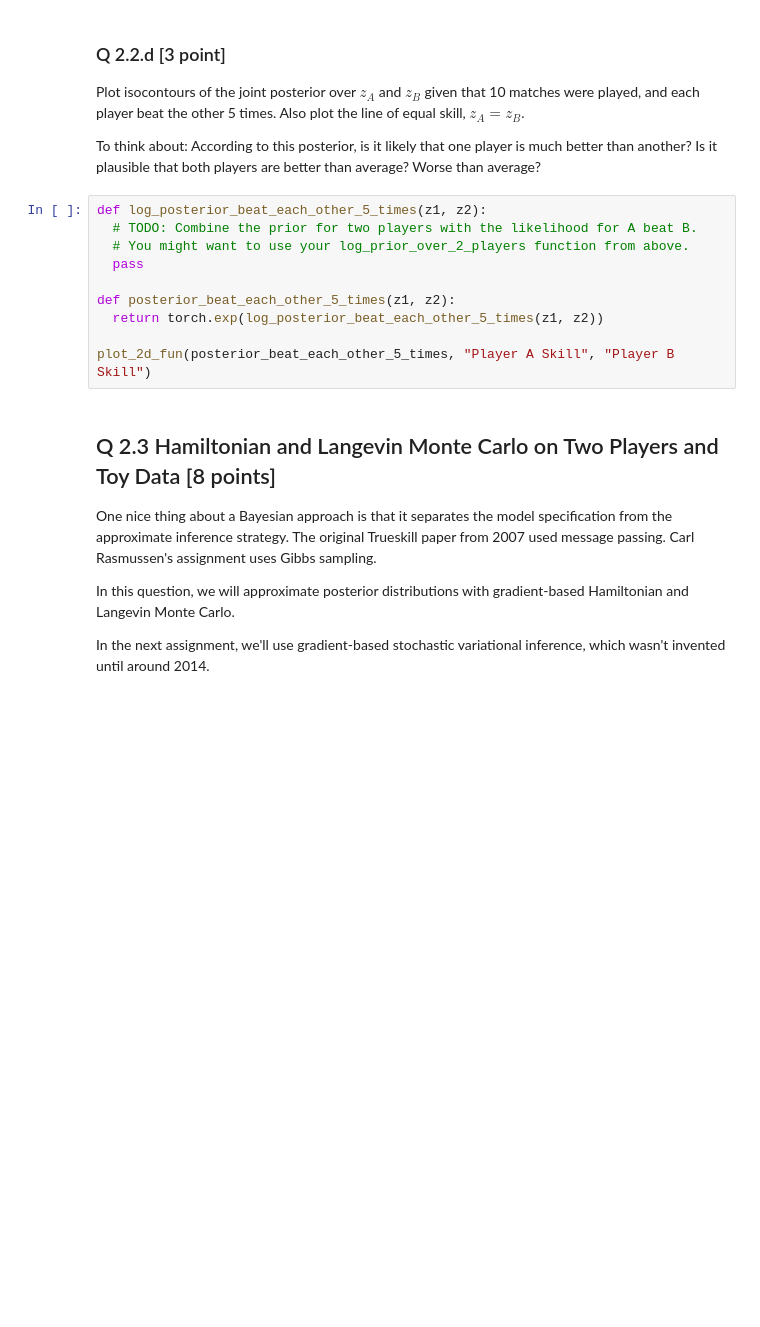
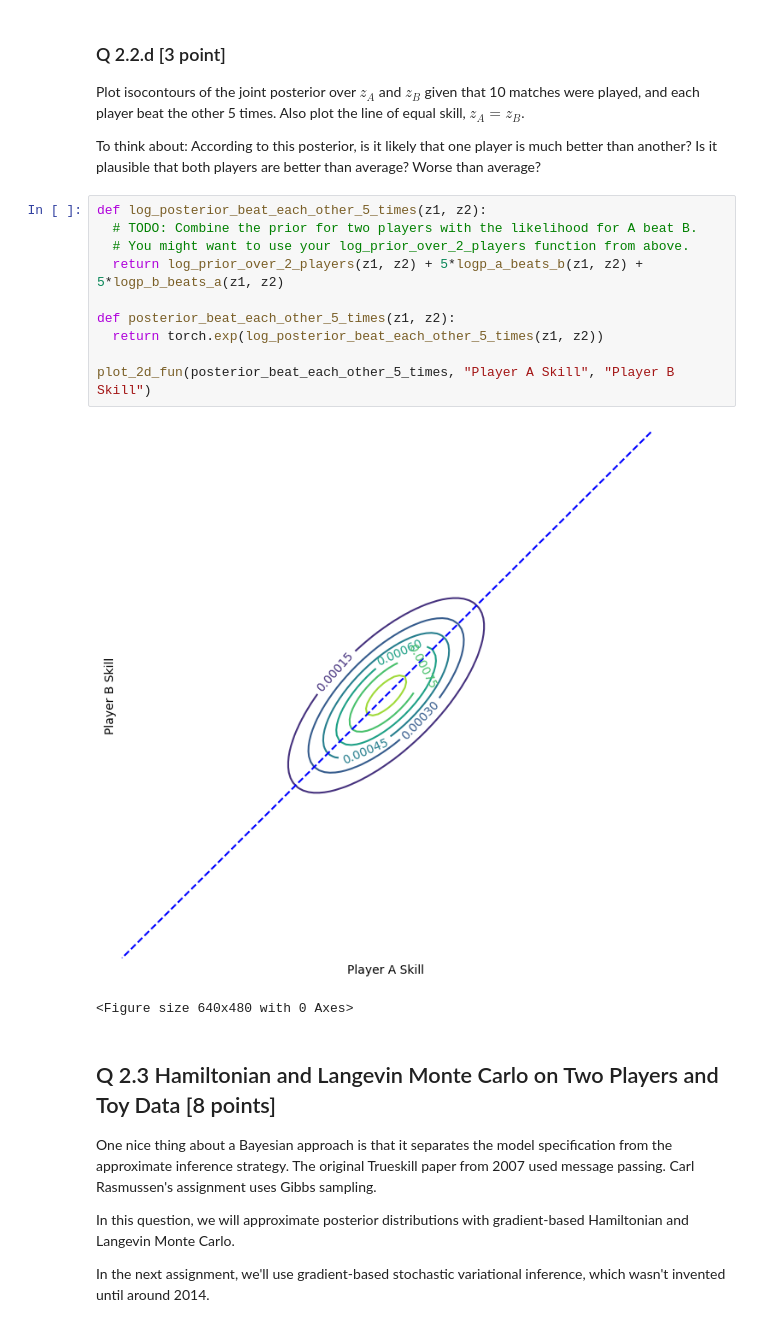
Before and after one commit to Junbo345/Exercise3, a Jupyter notebook: sta414_2025_assignment_2.ipynb, the cells around one changed output. Saved outputs shown, nothing was run; the diff lists cells and outputs as text; blank space fills up the shorter version.

```diff
--- a/sta414_2025_assignment_2.ipynb
+++ b/sta414_2025_assignment_2.ipynb
@@ -573,13 +564,16 @@ To think about: According to this posterior, is it likely that one player is muc
 # %%
 def log_posterior_beat_each_other_5_times(z1, z2):
   # TODO: Combine the prior for two players with the likelihood for A beat B.
   # You might want to use your log_prior_over_2_players function from above.
-  pass
+  return log_prior_over_2_players(z1, z2) + 5*logp_a_beats_b(z1, z2) + 5*logp_b_beats_a(z1, z2)
 
 def posterior_beat_each_other_5_times(z1, z2):
   return torch.exp(log_posterior_beat_each_other_5_times(z1, z2))
 
 plot_2d_fun(posterior_beat_each_other_5_times, "Player A Skill", "Player B Skill")
+# %% [output]
+[figure, added]
+<Figure size 640x480 with 0 Axes>
 # %% [markdown]
 ## Q 2.3 Hamiltonian and Langevin Monte Carlo on Two Players and Toy Data [8 points]
 
```
Also changed, not shown: parts of 17 cells of this notebook.
